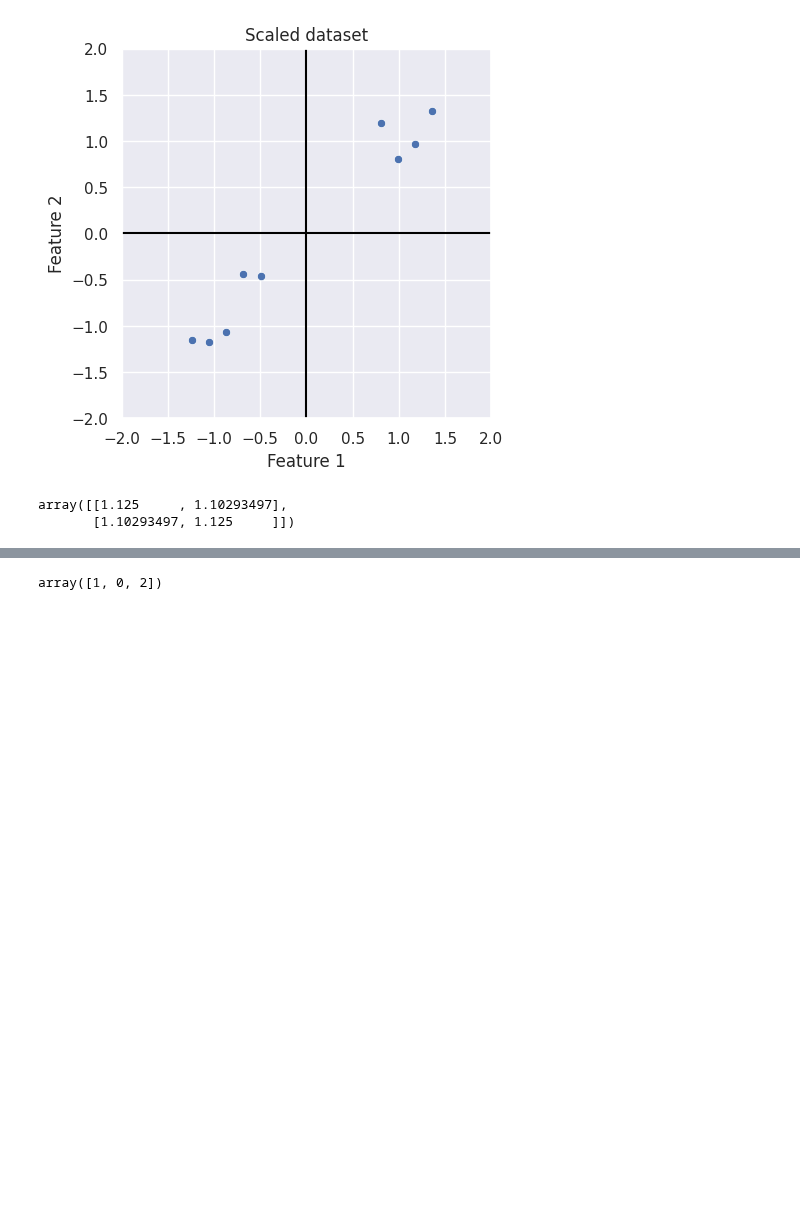
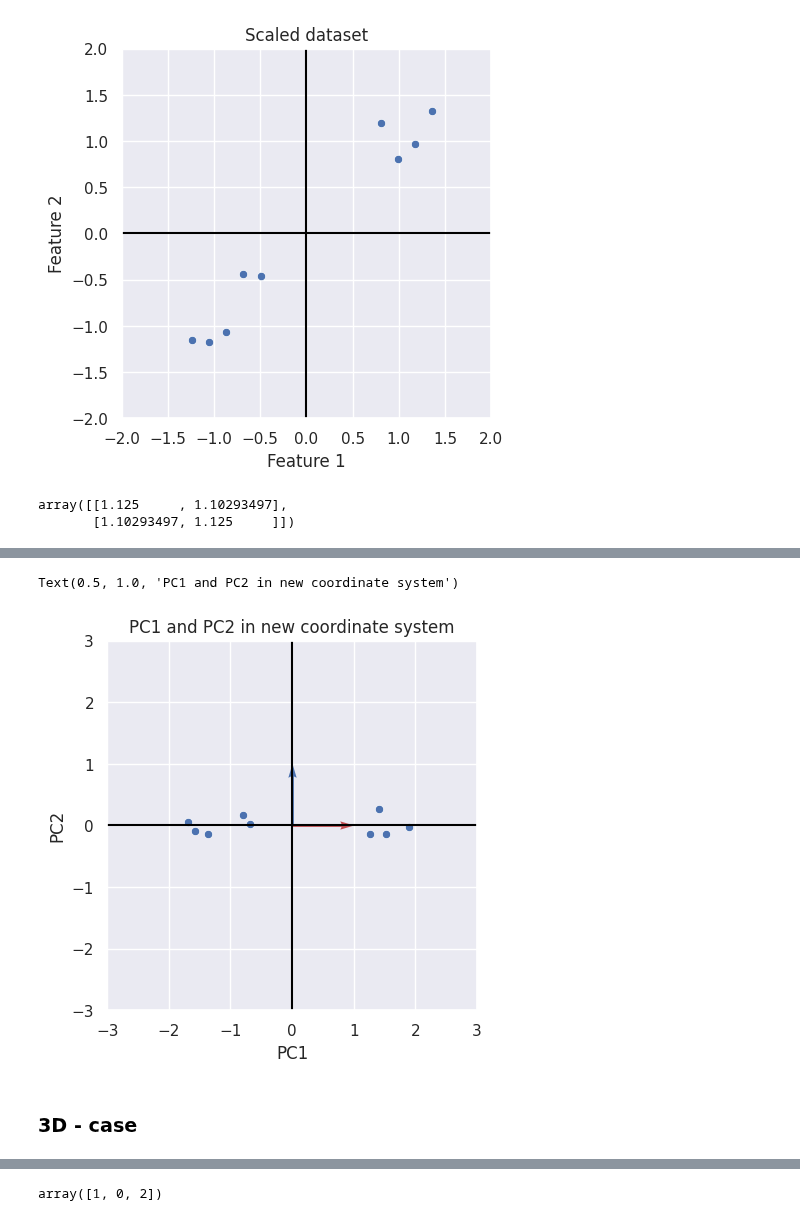
Before and after one commit to spencer18001/Clustering-And-Dimensionality-Reduction---Deep-Dive, a Jupyter notebook: 05/0512.ipynb, the cells around one changed output, grey strips where cells are left out. Saved outputs shown, nothing was run; the diff lists cells and outputs as text; code cells hidden in the pictures; blank space fills up the shorter version.

```diff
--- a/05/0512.ipynb
+++ b/05/0512.ipynb
@@ -72,0 +117,37 @@ array([2.22793497, 0.02206503])
+# %%
+# Perform change of basis
+transformed_data = eigenvectors.T @ artificial_df.to_numpy().T
+transformed_df = pd.DataFrame(transformed_data.T, columns=['PC1', 'PC2'])
+
+# Change basis for eigenvectors
+transformed_axis = eigenvectors.T @ eigenvectors
+
+plt.figure()
+sns.scatterplot(transformed_df,x='PC1',y='PC2')
+plt.hlines(xmin=-5, xmax=30, y=0, color='black')
+plt.vlines(ymin=-5, ymax=50, x=0, color='black')
+plt.quiver(
+    0, 0,
+    transformed_axis[0][0],
+    transformed_axis[0][1],
+    angles='xy', scale_units='xy',
+    scale=1, color='r',
+    label="PC1 vector"
+)
+plt.quiver(
+    0, 0,
+    transformed_axis[1][0],
+    transformed_axis[1][1],
+    angles='xy', scale_units='xy',
+    scale=1, color='b',
+    label="PC2 vector"
+)
+plt.xlim([-3, 3])
+plt.ylim([-3, 3])
+plt.gca().set_aspect('equal', adjustable='box')
+plt.title('PC1 and PC2 in new coordinate system')
+# %% [output]
+Text(0.5, 1.0, 'PC1 and PC2 in new coordinate system')
+[figure, added]
+# %% [markdown]
+### 3D - case
```
Also changed, not shown: parts of 29 cells of this notebook.
